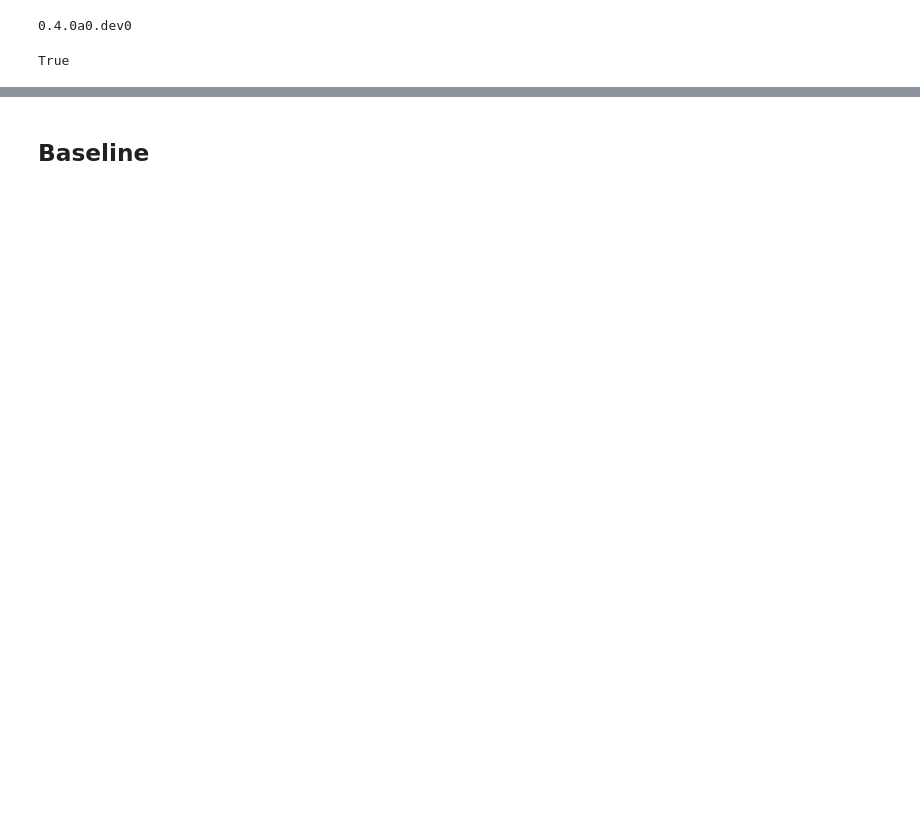
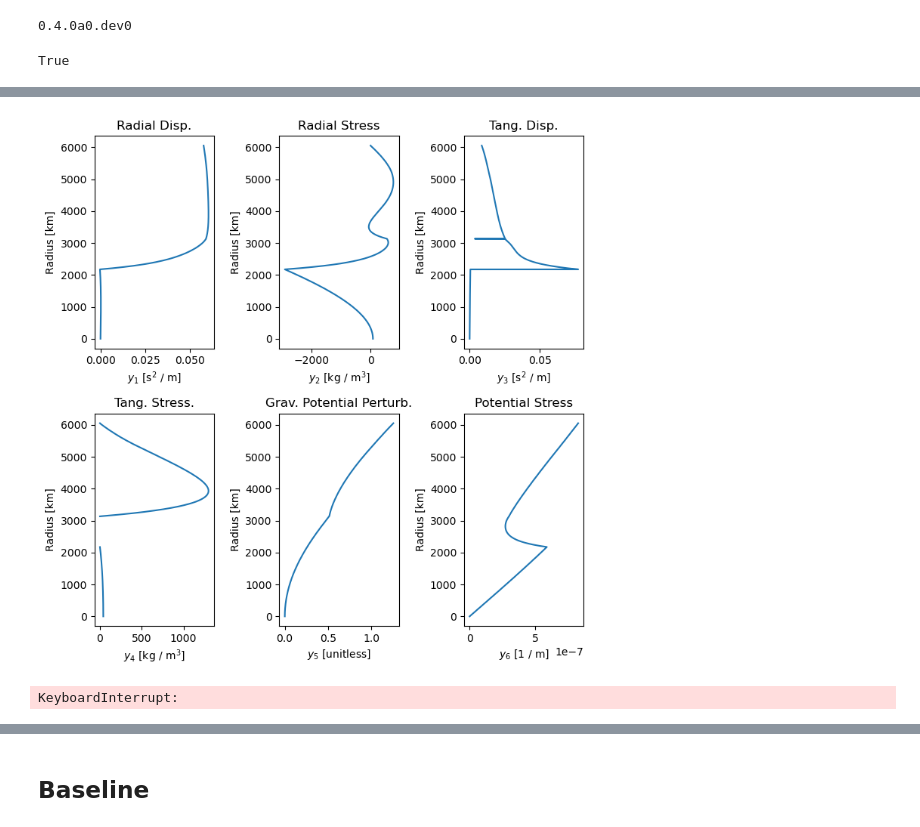
Before and after one commit to jrenaud90/TidalPy, a Jupyter notebook: Benchmarks & Performance/Performance/tides/multilayer_tides_performance.ipynb, the cells around one changed output, grey strips where cells are left out. Cells and saved outputs as stored; diff of their text form; code cells hidden in the pictures; blank space fills up the shorter version.

```diff
--- a/Benchmarks & Performance/Performance/tides/multilayer_tides_performance.ipynb
+++ b/Benchmarks & Performance/Performance/tides/multilayer_tides_performance.ipynb
@@ -187,3 +187,19 @@ IntegrationFailed: Integration Solution Failed for layer 0 at solution #0.
+# %%
+# scipy lsoda
+# 183ms, 184ms
+
+# Dynamic liquid -
+
+function_kwargs_scisoda = {**function_kwargs}
+function_kwargs_scisoda['integration_method'] = 'Radau'
+
+tidal_y = radial_solver(*function_inputs, **function_kwargs_scisoda)
+
+_ = yplot(tidal_y, radius_array)
+%timeit radial_solver(*function_inputs, **function_kwargs_scisoda)
+# %% [output]
+[figure, added]
+KeyboardInterrupt:
 # %%
 tidal_y, load_y = radial_solver(*function_inputs, **function_kwargs_load)
 
```
Also changed, not shown: parts of 8 cells of this notebook, 6 other files.
